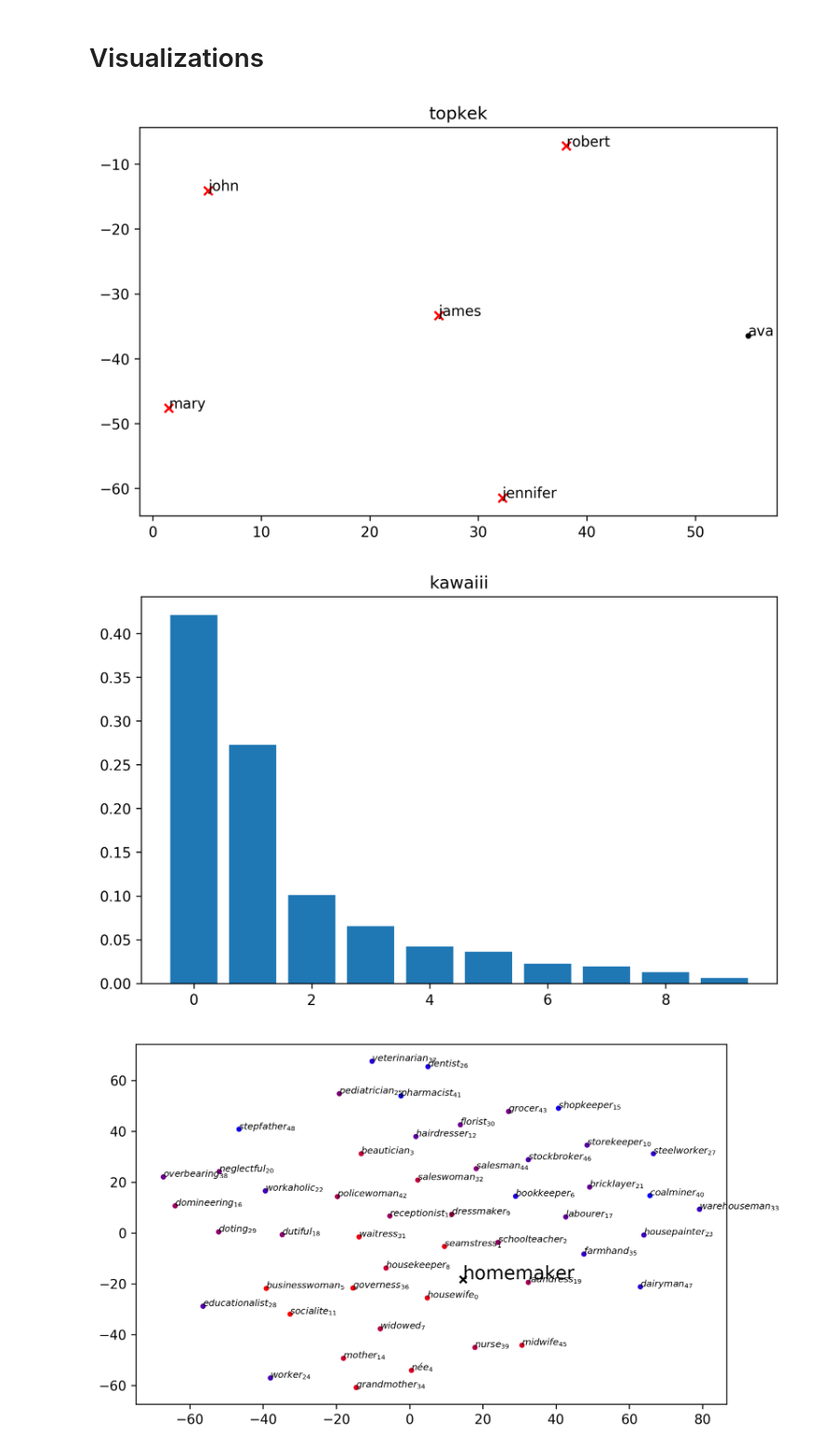
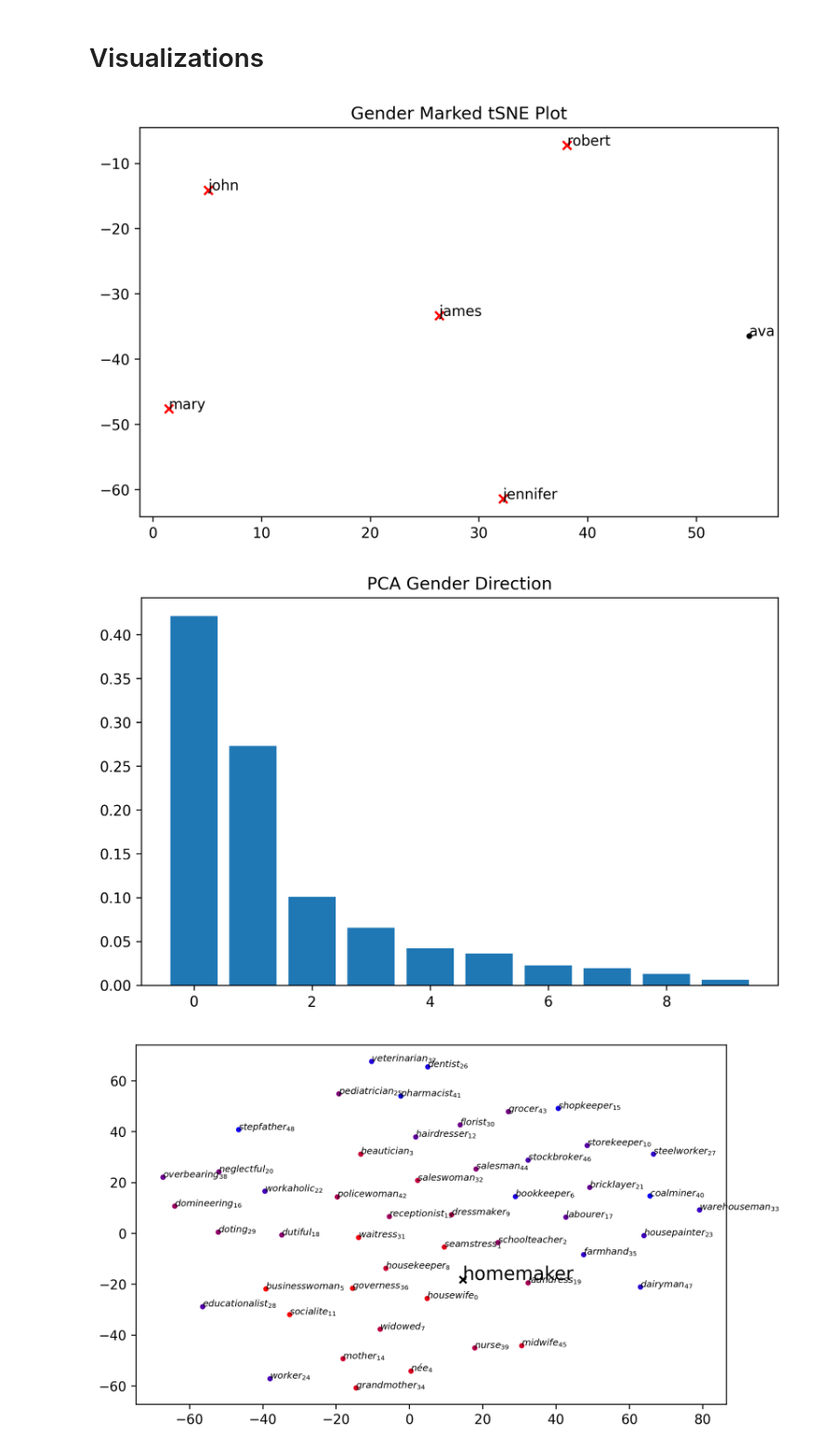
Before and after one commit to FEE-Fair-Embedding-Engine/FEE, a Jupyter notebook: examples/Feature Showcase.ipynb, the cells around one changed output. Shown at 93% size. Saved outputs shown, nothing was run; the diff lists cells and outputs as text; code cells hidden in the pictures.

```diff
--- a/examples/Feature Showcase.ipynb
+++ b/examples/Feature Showcase.ipynb
@@ -109,13 +109,13 @@ from fee.embedding import loader
 from fee.metrics import DirectBias
 from fee.visualize import GCT, PCAComponents, NeighbourPlot, NBWordCloud
 # %%
-E = loader.WE().load('glove', normalize=True)
+E = loader.WE().load('../glove', normalize=True)
 g = fee.utils.get_g(E)
 # %%
 words = "mary ava jennifer john james robert".split()
-GCT(E).run(words, title="topkek")
+GCT(E).run(words, title="Gender Marked tSNE Plot")
 # %% [output]
-[figure, old version]
+[figure, new version]
 # %%
 definitional = [['woman', 'man'],
                         ['girl', 'boy'],
@@ -128,9 +128,9 @@ definitional = [['woman', 'man'],
                         ['herself', 'himself'],
                         ['mary', 'john']]
 # %%
-PCAComponents(E).run(definitional, title="kawaiii")
+PCAComponents(E).run(definitional, title="PCA Gender Direction")
 # %% [output]
-[figure, old version]
+[figure, new version]
 # %%
 NeighbourPlot(E).run('homemaker', annotate=True, n=50)
 # %% [output]
```
Also changed, not shown: parts of 14 cells of this notebook, 1 other file.
